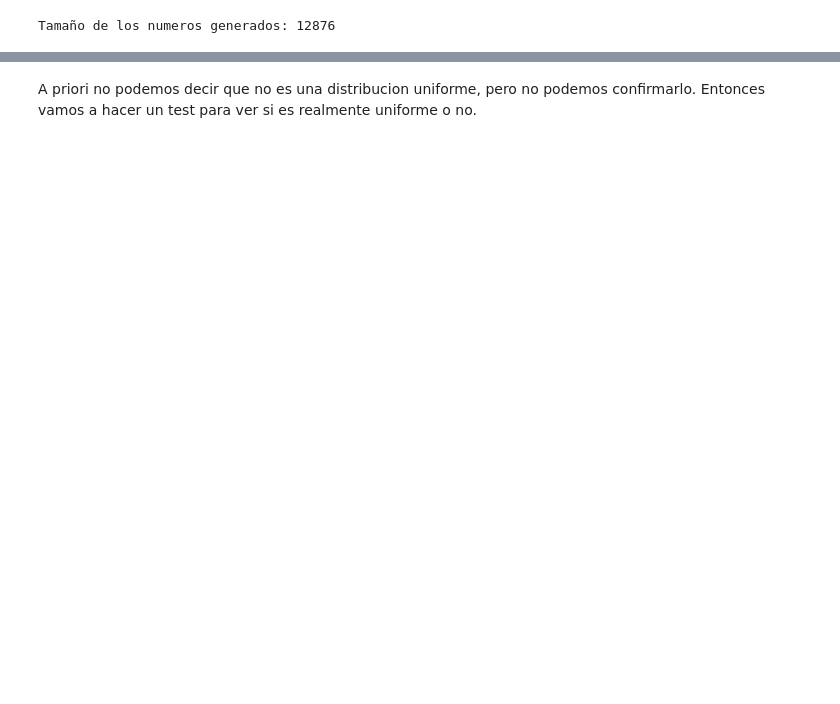
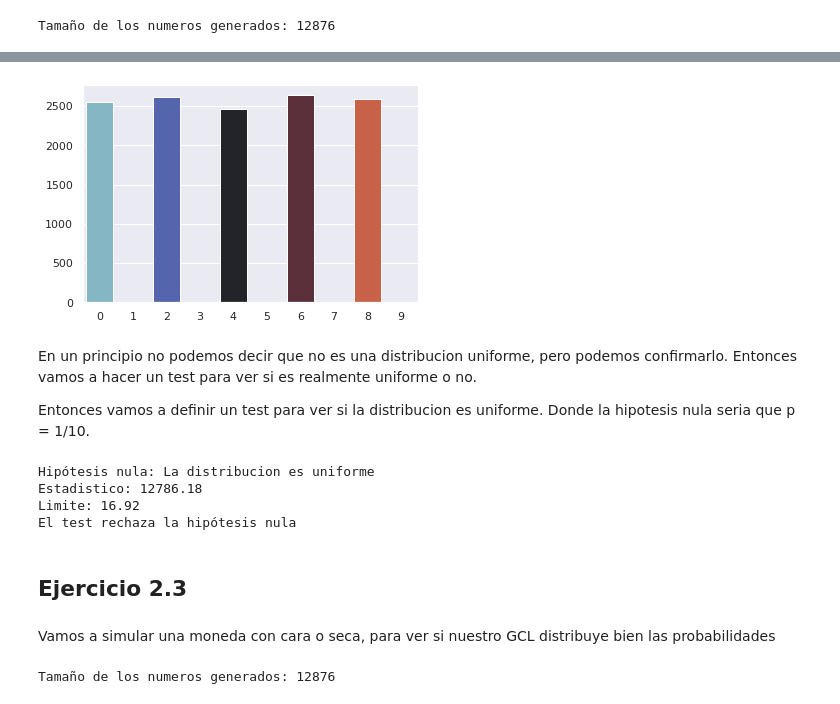
Before and after one commit to mateocapon/simulacion_tp1, a Jupyter notebook: TP1.ipynb, the cells around one changed output, grey strips where cells are left out. Saved outputs shown, nothing was run; the diff lists cells and outputs as text; code cells hidden in the pictures; blank space fills up the shorter version.

```diff
--- a/TP1.ipynb
+++ b/TP1.ipynb
@@ -146,2 +217,58 @@ ax = sns.barplot(x=numSimulados, y=numGenerados, palette='icefire')
+# %%
+numSimulados = list(range(0,10))
+
+ax = sns.barplot(x=numSimulados, y=numGenerados, palette='icefire')
+# %% [output]
+[figure, added]
 # %% [markdown]
-A priori no podemos decir que no es una distribucion uniforme, pero no podemos confirmarlo. Entonces vamos a hacer un test para ver si es realmente uniforme o no.
+En un principio no podemos decir que no es una distribucion uniforme, pero podemos confirmarlo. Entonces vamos a hacer un test para ver si es realmente uniforme o no.
+
+Entonces vamos a definir un test para ver si la distribucion es uniforme. Donde la hipotesis nula seria que p = 1/10.
+# %%
+from scipy.stats import chi2
+
+print("Hipótesis nula: La distribucion es uniforme")
+
+lanzamientos = sum(numGenerados)
+frecuencia = 1/len(numGenerados)
+gradosDeLibertad = len(numGenerados) - 1
+
+D2 = sum([(fO - frecuencia*lanzamientos)**2 for fO in numGenerados])/(frecuencia*lanzamientos)
+
+limiteSuperior = chi2.ppf(0.95, df = gradosDeLibertad )
+
+print("Estadistico: {:.2f} ".format(D2))
+
+print("Limite: {:.2f}".format(limiteSuperior))
+
+if D2 <= limiteSuperior:
+  print("El test acepta la hipotesis nula.")
+
+else:
+  print("El test rechaza la hipótesis nula")
+# %% [output]
+Hipótesis nula: La distribucion es uniforme
+Estadistico: 12786.18
+Limite: 16.92
+El test rechaza la hipótesis nula
+# %% [markdown]
+## Ejercicio 2.3
+# %% [markdown]
+Vamos a simular una moneda con cara o seca, para ver si nuestro GCL distribuye bien las probabilidades
+# %%
+N = generarRandom(12876)
+
+numGenerados = []
+
+for j in range(0,2):
+    numGenerados.append(0)
+
+for i in N:
+    if i < modulo/2:
+        numGenerados[0] += 1
+    else:
+        numGenerados[1] += 1
+
+print("Tamaño de los numeros generados: " + str(sum(numGenerados)))
+# %% [output]
+Tamaño de los numeros generados: 12876
```
Also changed, not shown: parts of 21 cells of this notebook.
